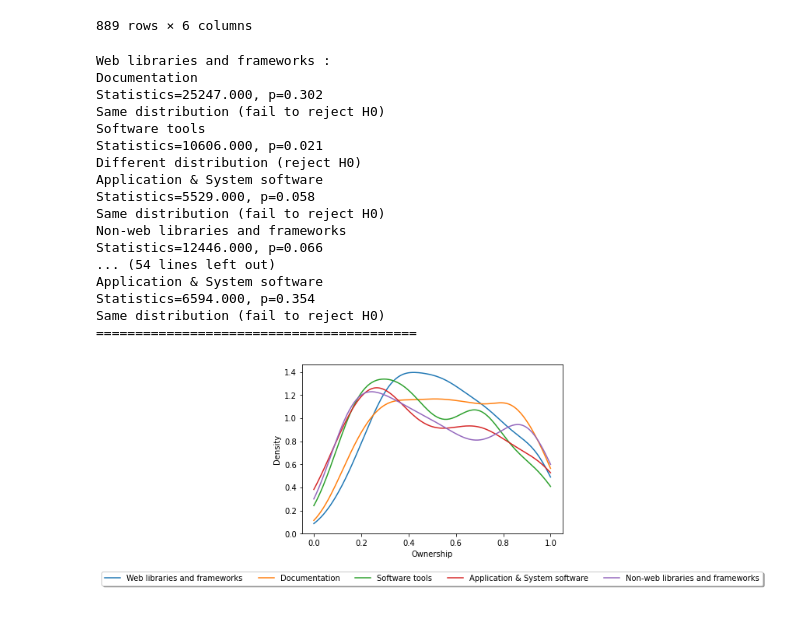
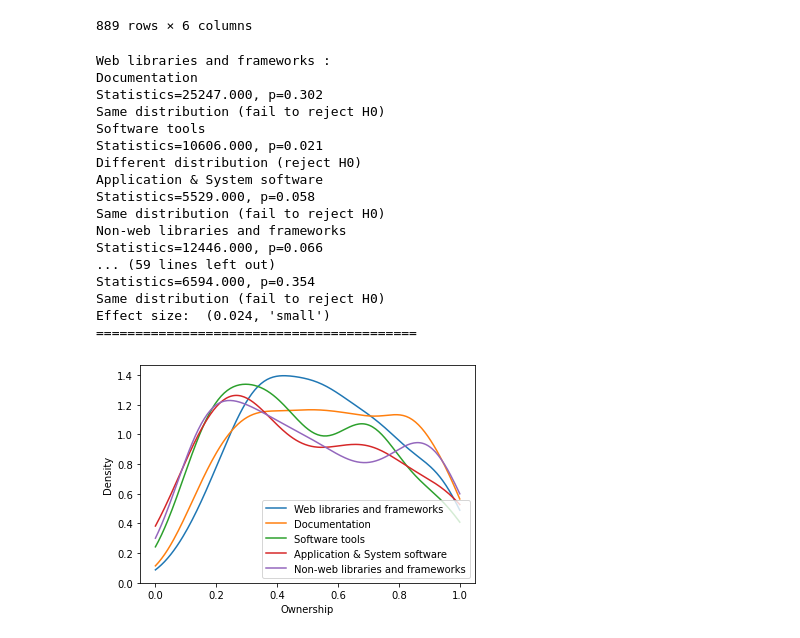
Before and after one commit to fzanart/GHDomains, a Jupyter notebook: Ownership.ipynb, the cells around one changed output. Drawn from its saved outputs; the diff is of its cells as text; code cells hidden in the pictures.

Commit message:
Mann Whitney-U test for ownership distributions
- add effect size.
- change plot legend position.

```diff
--- a/Ownership.ipynb
+++ b/Ownership.ipynb
@@ -86,6 +87,24 @@ df
 | 887 | halfrost/Halfrost-Field | Non-web libraries and frameworks | 0.998051 | 1 | 2 | 3 |
 | 888 | hackjutsu/Lepton | Application & System software | 0.753731 | 2 | 36 | 38 |
 889 rows × 6 columns
+# %%
+def effect_size(U1, data1, data2):
+  # https://datatab.net/tutorial/mann-whitney-u-test
+  nx, ny = len(data1), len(data2)
+  N = nx + ny
+  U2 = nx*ny - U1
+  U = min(U1, U2)
+  z = (U - nx*ny/2) / np.sqrt(nx*ny * (N + 1)/ 12)
+  r = abs(z)/np.sqrt(N)
+
+  if r <= 0.3:
+    effect_size = 'small'
+  elif 0.3 < r <= 0.5:
+    effect_size = 'medium'
+  elif r > 0.5:
+    effect_size = 'large'
+
+  return round(r,3), effect_size
 # %%
 domains = df['Predicted_labels'].unique()
 distributions = []
@@ -106,6 +125,7 @@ for domain in domains:
             print('Same distribution (fail to reject H0)')
         else:
             print('Different distribution (reject H0)')
+    print('Effect size: ', effect_size(stat, data1, data2))
     print('=========================================')
 # %% [output]
 Web libraries and frameworks :
@@ -120,18 +140,16 @@ Statistics=5529.000, p=0.058
 Same distribution (fail to reject H0)
 Non-web libraries and frameworks
 Statistics=12446.000, p=0.066
-... (54 lines left out)
-Application & System software
+... (59 lines left out)
 Statistics=6594.000, p=0.354
 Same distribution (fail to reject H0)
+Effect size:  (0.024, 'small')
 =========================================
 # %%
 for dist, domain in zip(distributions, domains):
     sns.distplot(dist,hist=False, label=domain, kde_kws={'clip': (0.0, 1.0)})
-plt.legend(loc='upper center', bbox_to_anchor=(0.5, -0.2),
-          fancybox=True, shadow=True, ncol=6)
-plt.tight_layout()
+plt.legend(loc="lower right")
 plt.savefig('myimage.svg', format='svg', dpi=1200)
 plt.show()
 # %% [output]
-[figure, old version]
+[figure, new version]
```
Also changed, not shown: parts of 1 cell of this notebook.
